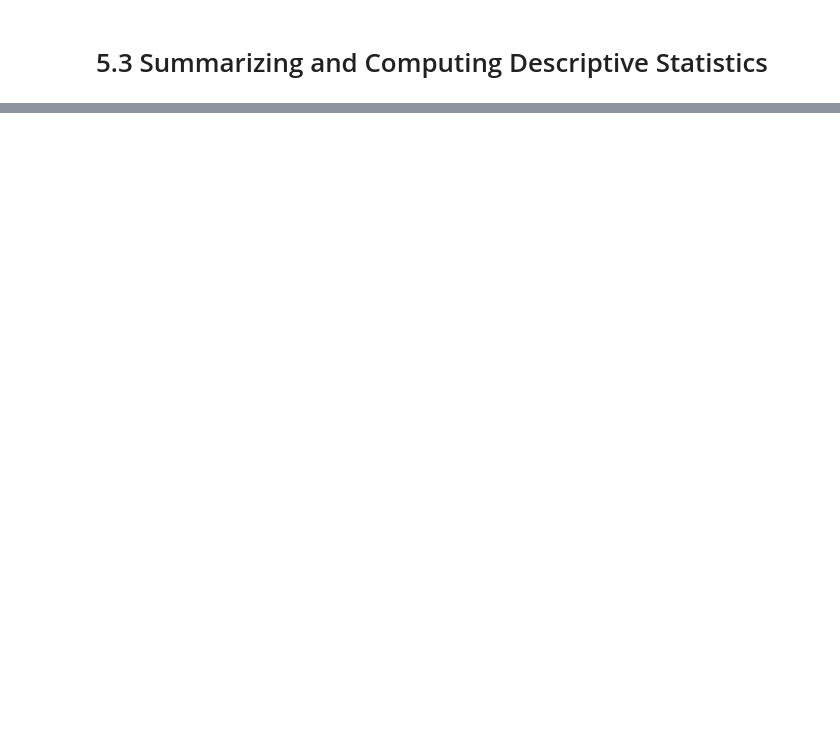
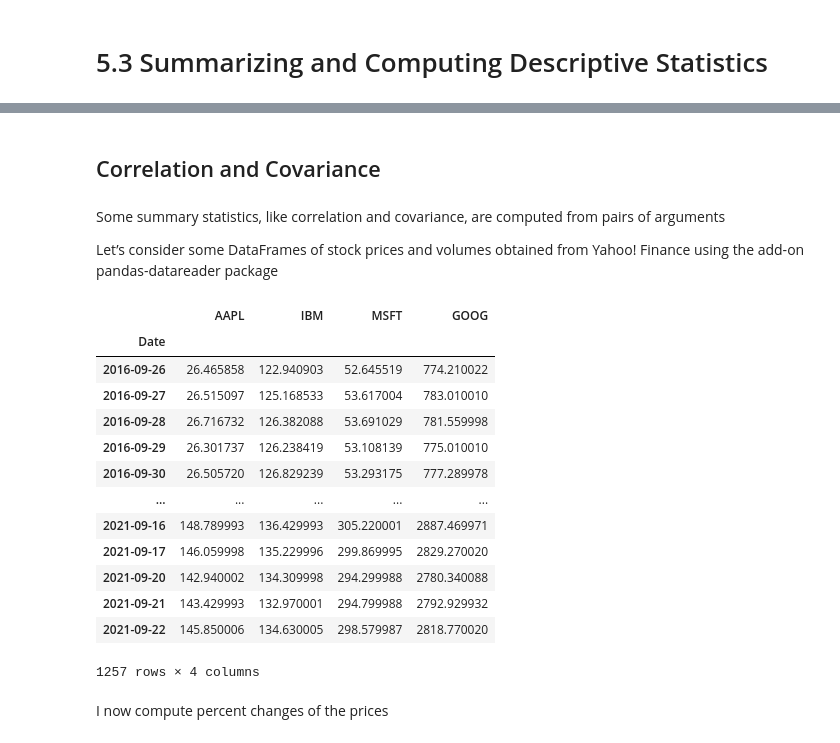
Before and after one commit to lucaslokchan/data-analysis, a Jupyter notebook: Python for Data Analysis/05_Getting_Started_with_pandas.ipynb, the cells around one changed output, grey strips where cells are left out. Cells and saved outputs as stored; diff of their text form; code cells hidden in the pictures; blank space fills up the shorter version.

```diff
--- a/Python for Data Analysis/05_Getting_Started_with_pandas.ipynb
+++ b/Python for Data Analysis/05_Getting_Started_with_pandas.ipynb
@@ -1624,0 +1730,34 @@ df.loc['b']
+# %% [markdown]
+## Correlation and Covariance
+# %% [markdown]
+Some summary statistics, like correlation and covariance, are computed from pairs of
+arguments
+
+Let’s consider some DataFrames of stock prices and volumes obtained from Yahoo! Finance using the add-on pandas-datareader package
+# %%
+import pandas_datareader.data as web
+all_data = {ticker: web.get_data_yahoo(ticker)
+            for ticker in ['AAPL', 'IBM', 'MSFT', 'GOOG']}
+price = pd.DataFrame({ticker: data['Adj Close']
+                      for ticker, data in all_data.items()})
+volume = pd.DataFrame({ticker: data['Volume']
+                       for ticker, data in all_data.items()})
+# %%
+price
+# %% [output]
+|  | AAPL | IBM | MSFT | GOOG |
+| Date |  |  |  |  |
+| 2016-09-26 | 26.465858 | 122.940903 | 52.645519 | 774.210022 |
+| 2016-09-27 | 26.515097 | 125.168533 | 53.617004 | 783.010010 |
+| 2016-09-28 | 26.716732 | 126.382088 | 53.691029 | 781.559998 |
+| 2016-09-29 | 26.301737 | 126.238419 | 53.108139 | 775.010010 |
+| 2016-09-30 | 26.505720 | 126.829239 | 53.293175 | 777.289978 |
+| ... | ... | ... | ... | ... |
+| 2021-09-16 | 148.789993 | 136.429993 | 305.220001 | 2887.469971 |
+| 2021-09-17 | 146.059998 | 135.229996 | 299.869995 | 2829.270020 |
+| 2021-09-20 | 142.940002 | 134.309998 | 294.299988 | 2780.340088 |
+| 2021-09-21 | 143.429993 | 132.970001 | 294.799988 | 2792.929932 |
+| 2021-09-22 | 145.850006 | 134.630005 | 298.579987 | 2818.770020 |
+1257 rows × 4 columns
+# %% [markdown]
+I now compute percent changes of the prices
```
Also changed, not shown: parts of 72 cells of this notebook.
